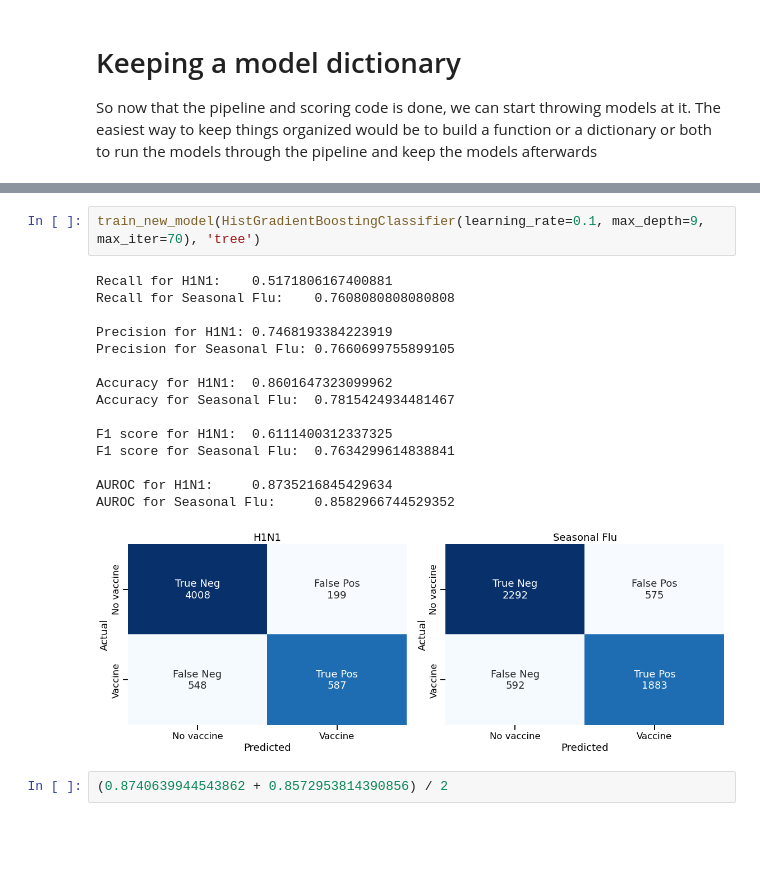
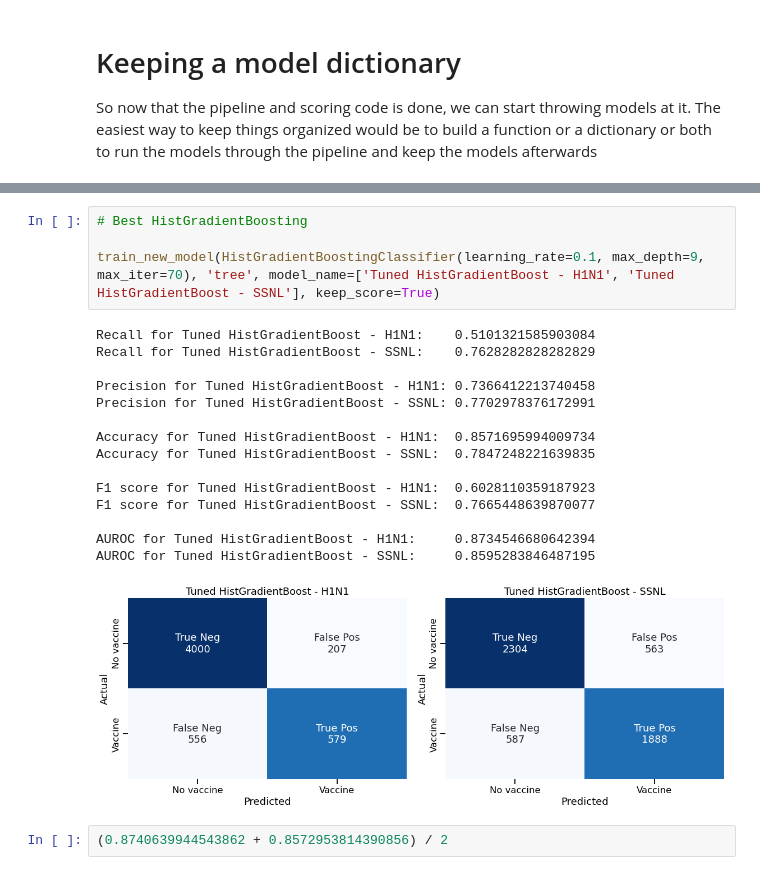
Before and after one commit to jeffbeech/Flu-Shot-Learning, a Jupyter notebook: matt notebook.ipynb, the cells around one changed output, grey strips where cells are left out. Cells and saved outputs as stored; diff of their text form; blank space fills up the shorter version.

```diff
--- a/matt notebook.ipynb
+++ b/matt notebook.ipynb
@@ -582,21 +714,23 @@ def train_new_model(estimator, preprocessor, grid=None, suppress_output=False):
 # %%
-train_new_model(HistGradientBoostingClassifier(learning_rate=0.1, max_depth=9, max_iter=70), 'tree')
+# Best HistGradientBoosting
+
+train_new_model(HistGradientBoostingClassifier(learning_rate=0.1, max_depth=9, max_iter=70), 'tree', model_name=['Tuned HistGradientBoost - H1N1', 'Tuned HistGradientBoost - SSNL'], keep_score=True)
 # %% [output]
-Recall for H1N1:    0.5171806167400881
-Recall for Seasonal Flu:    0.7608080808080808
+Recall for Tuned HistGradientBoost - H1N1:    0.5101321585903084
+Recall for Tuned HistGradientBoost - SSNL:    0.7628282828282829
 
-Precision for H1N1: 0.7468193384223919
-Precision for Seasonal Flu: 0.7660699755899105
+Precision for Tuned HistGradientBoost - H1N1: 0.7366412213740458
+Precision for Tuned HistGradientBoost - SSNL: 0.7702978376172991
 
-Accuracy for H1N1:  0.8601647323099962
-Accuracy for Seasonal Flu:  0.7815424934481467
+Accuracy for Tuned HistGradientBoost - H1N1:  0.8571695994009734
+Accuracy for Tuned HistGradientBoost - SSNL:  0.7847248221639835
 
-F1 score for H1N1:  0.6111400312337325
-F1 score for Seasonal Flu:  0.7634299614838841
+F1 score for Tuned HistGradientBoost - H1N1:  0.6028110359187923
+F1 score for Tuned HistGradientBoost - SSNL:  0.7665448639870077
 
-AUROC for H1N1:     0.8735216845429634
-AUROC for Seasonal Flu:     0.8582966744529352
+AUROC for Tuned HistGradientBoost - H1N1:     0.8734546680642394
+AUROC for Tuned HistGradientBoost - SSNL:     0.8595283846487195
-[figure, old version]
+[figure, new version]
 # %%
 (0.8740639944543862 + 0.8572953814390856) / 2
 # %% [output]
```
Also changed, not shown: parts of 40 cells of this notebook, 6 other files.
